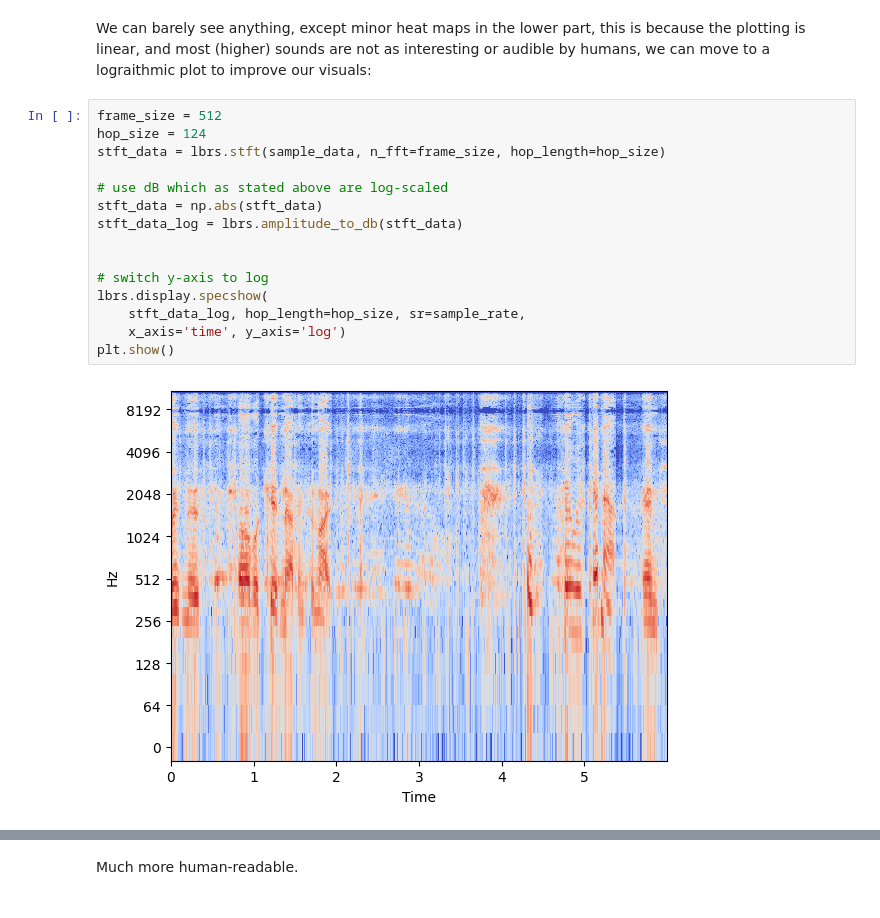
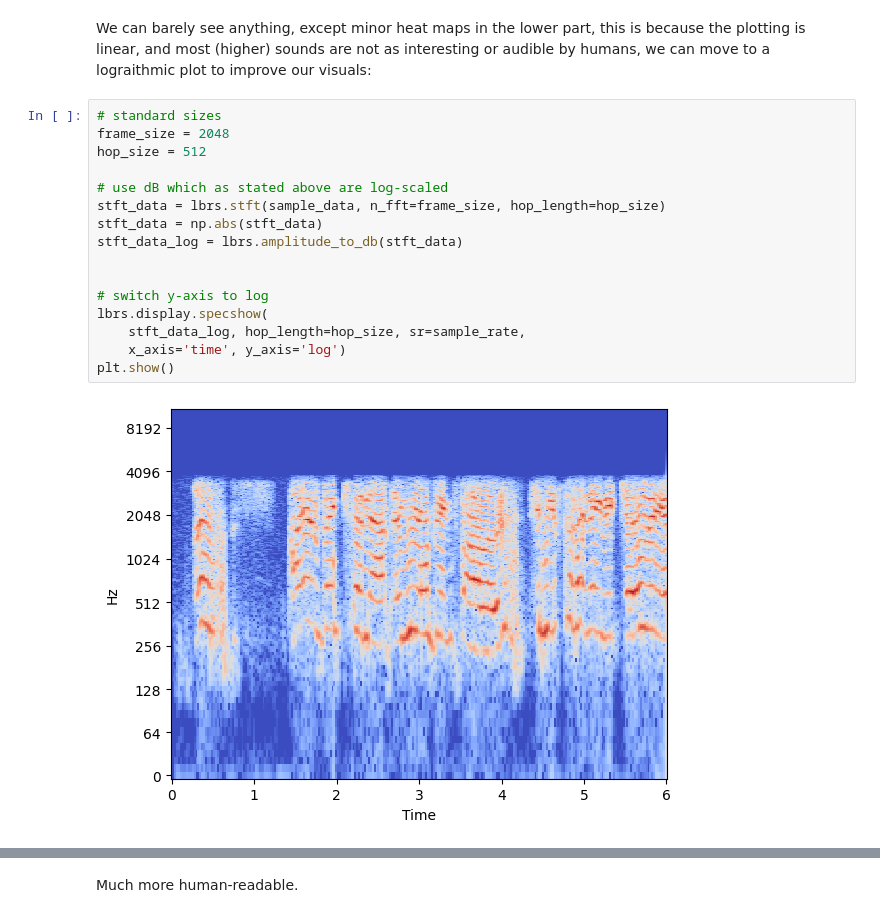
Before and after one commit to ramwtz/data-science-project, a Jupyter notebook: draft/audio_eda.ipynb, the cells around one changed output, grey strips where cells are left out. Drawn from its saved outputs; the diff is of its cells as text.

```diff
--- a/draft/audio_eda.ipynb
+++ b/draft/audio_eda.ipynb
@@ -356,19 +341,20 @@ time: 628 ms (started: 2023-09-25 12:50:54 +00:00)
 # %% [markdown]
 We can barely see anything, except minor heat maps in the lower part, this is because the plotting is linear, and most (higher) sounds are not as interesting or audible by humans, we can move to a lograithmic plot to improve our visuals:
 # %%
-frame_size = 512
-hop_size = 124
-stft_data = lbrs.stft(sample_data, n_fft=frame_size, hop_length=hop_size)
+# standard sizes
+frame_size = 2048
+hop_size = 512
 
 # use dB which as stated above are log-scaled
+stft_data = lbrs.stft(sample_data, n_fft=frame_size, hop_length=hop_size)
 stft_data = np.abs(stft_data)
 stft_data_log = lbrs.amplitude_to_db(stft_data)
 
 
 # switch y-axis to log
 lbrs.display.specshow(
     stft_data_log, hop_length=hop_size, sr=sample_rate,
     x_axis='time', y_axis='log')
 plt.show()
 # %% [output]
-[figure, old version]
+[figure, new version]
```
Also changed, not shown: parts of 30 cells of this notebook.
